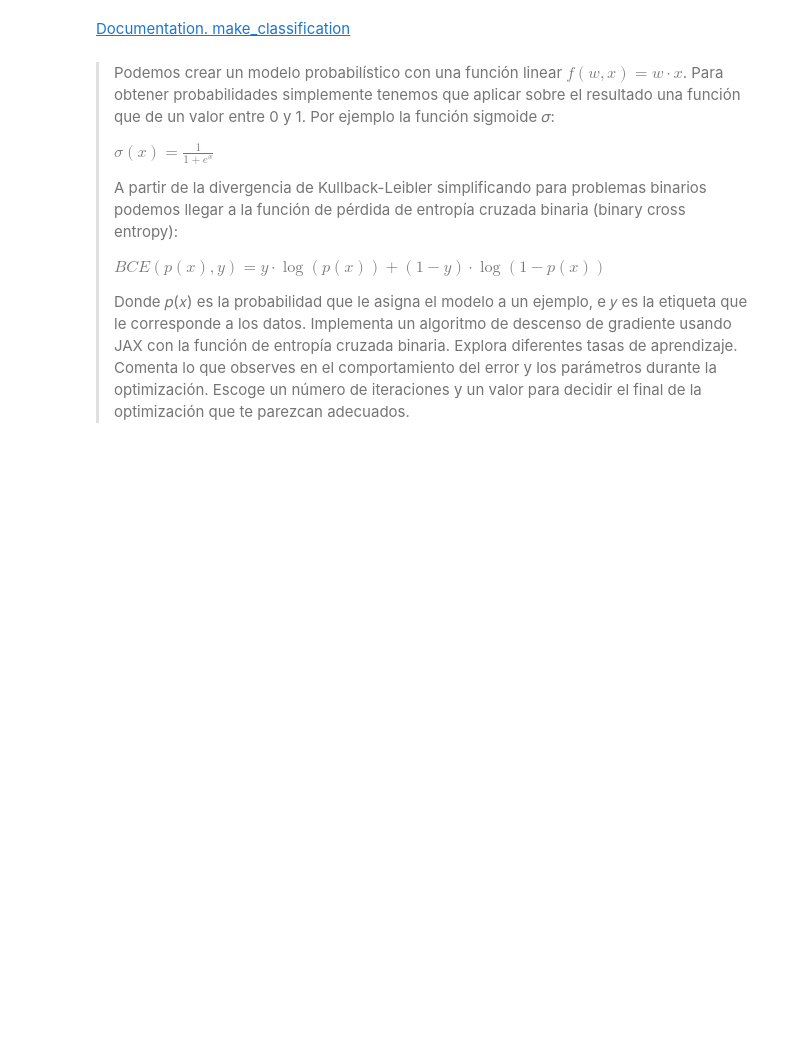
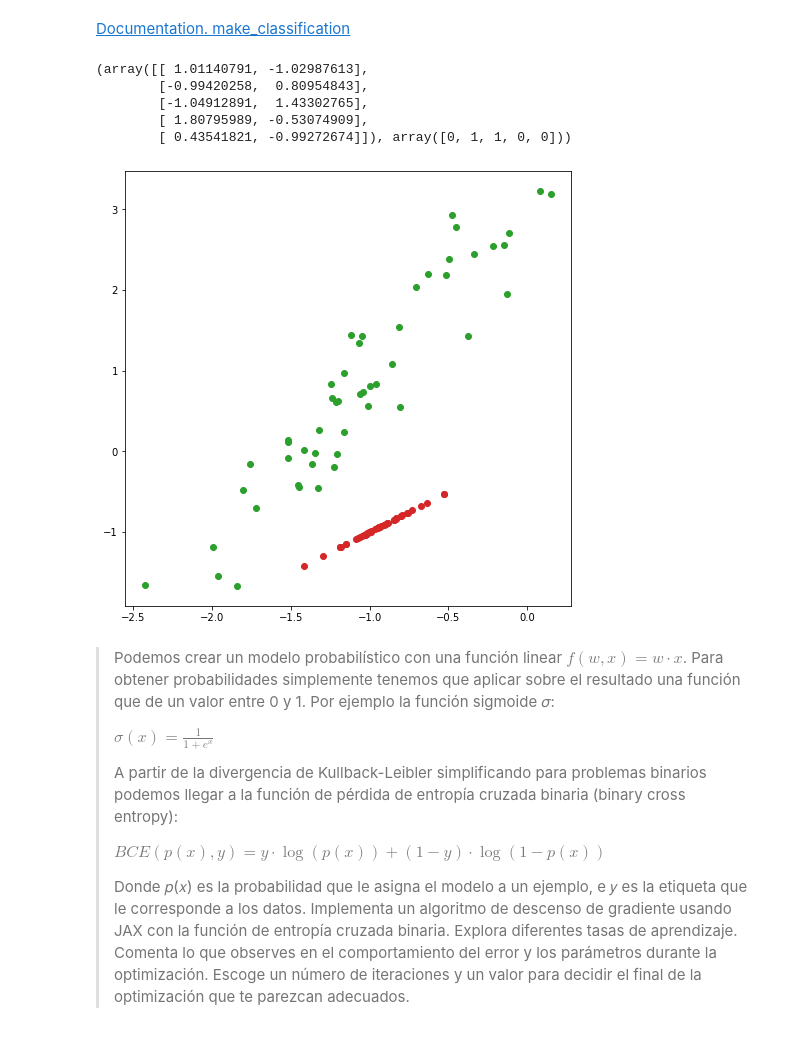
Before and after one commit to IFibla/Aprenentatge-Automatic, a Jupyter notebook: Problema 1/Individual-¿Kullback-que?/main.ipynb, the cells around one changed output. Cells and saved outputs as stored; diff of their text form; code cells hidden in the pictures; blank space fills up the shorter version.

```diff
--- a/Problema 1/Individual-¿Kullback-que?/main.ipynb
+++ b/Problema 1/Individual-¿Kullback-que?/main.ipynb
@@ -25,5 +23,5 @@ import sklearn
 # %%
-RANDOM_STATE = 1
+RANDOM_STATE = 100
 # %% [markdown]
 ## Utils
 # %%
@@ -34,0 +55,8 @@ def resize_make_classification_list(in_list):
+# %%
+def plot_binary_scatters (f_scatter, t_scatter, xlabel='', ylabel='', xlim=None, ylim=None, color=['tab:red', 'tab:green'], fill=True, annotate=None, title=None, hlines=None):
+  fig, ax1 = plt.subplots(figsize=(8,8))
+  ax1.set_xlabel(xlabel)
+  ax1.set_ylabel(ylabel)
+  ax1.scatter(f_scatter['X'], f_scatter['Y'], c=color[0])
+  ax1.scatter(t_scatter['X'], t_scatter['Y'], c=color[1])
+  if title: plt.title(title)
@@ -58,9 +113,27 @@ a_diff_optimise_kl = lambda P: (len(P) + len(P) * np.log(len(P))) * sum(P)
 [Documentation. make_classification](https://scikit-learn.org/stable/modules/generated/sklearn.datasets.make_classification.html)
 # %%
 b_sample = make_classification(n_samples=100, n_features=2, n_informative=2, n_redundant=0, n_clusters_per_class=1, random_state=RANDOM_STATE)
-b_sample_prob = np.array(resize_make_classification_list(b_sample[0]))
-b_sample_label = np.array(b_sample[1])
-b_sample_prob, b_sample_label
+b_sample_prob = b_sample[0]
+b_sample_label = b_sample[1]
+b_sample_prob[:5], b_sample_label[:5]
+# %% [output]
+(array([[ 1.01140791, -1.02987613],
+        [-0.99420258,  0.80954843],
+        [-1.04912891,  1.43302765],
+        [ 1.80795989, -0.53074909],
+        [ 0.43541821, -0.99272674]]), array([0, 1, 1, 0, 0]))
+# %%
+true_x = [x[0] for idx, x in enumerate(b_sample_prob) if b_sample_label[idx]]
+true_y = [x[1] for idx, x in enumerate(b_sample_prob) if b_sample_label[idx]]
+false_x = [x[1] for idx, x in enumerate(b_sample_prob) if not b_sample_label[idx]]
+false_y = [x[1] for idx, x in enumerate(b_sample_prob) if not b_sample_label[idx]]
+
+t_scat = {'X': true_x, 'Y': true_y}
+f_scat = {'X': false_x, 'Y': false_y}
+
+plot_binary_scatters(f_scat, t_scat)
+# %% [output]
+[figure, added]
 # %% [markdown]
 > Podemos crear un modelo probabilístico con una función linear $f(w,x)=w\cdot x$. Para obtener probabilidades simplemente tenemos que aplicar sobre el resultado una función que de un valor entre 0 y 1. Por ejemplo la función sigmoide 𝜎:
 >
```
Also changed, not shown: parts of 24 cells of this notebook.
